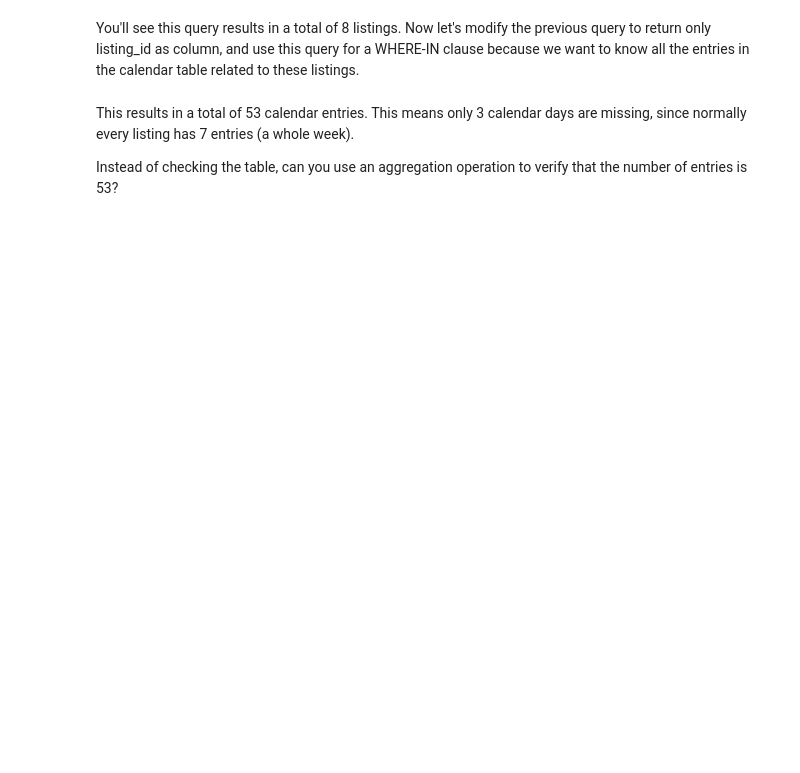
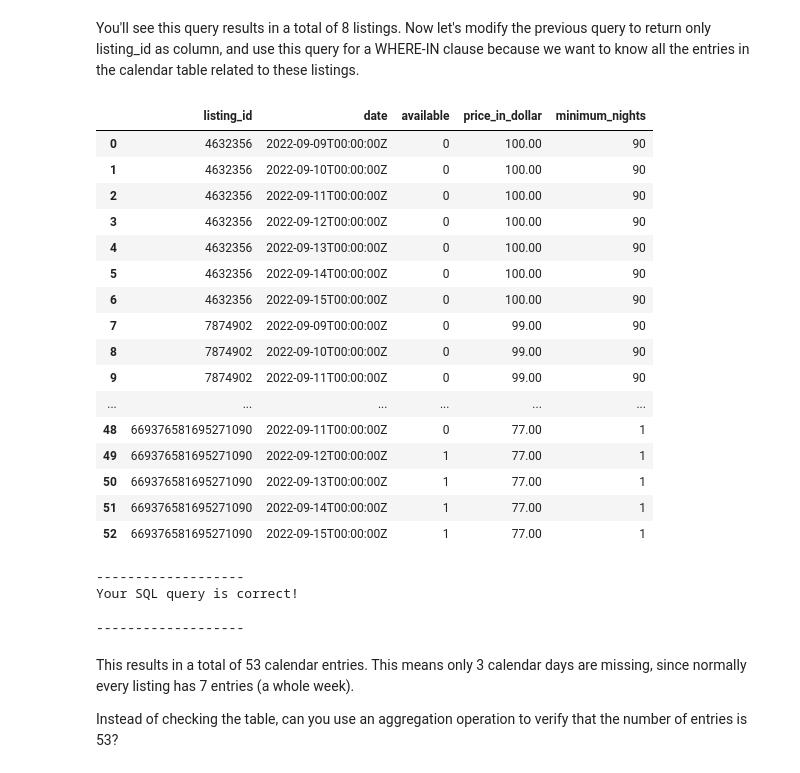
Before and after one commit to SafetyVest2789/colab_notebook, a Jupyter notebook: Rafael_Quinde_Week_2_Project_SQLCC.ipynb, the cells around one changed output. Drawn from its saved outputs; the diff is of its cells as text; code cells hidden in the pictures; blank space fills up the shorter version.

```diff
--- a/Rafael_Quinde_Week_2_Project_SQLCC.ipynb
+++ b/Rafael_Quinde_Week_2_Project_SQLCC.ipynb
@@ -432,17 +676,44 @@ You'll see this query results in a total of 8 listings. Now let's modify the pre
 # %%
 ### Question: q2_7_1b
 # Instructions:
 # 1/ Fetch all columns from the calendar table
 # 2/ Make sure you filter the data using WHERE-IN on listing_id
 # from listings table within the 70 to 100 dollar per night price
 
 # TO BE COMPLETED
 query = """
-SELECT ...
+SELECT *
+FROM calendar
+WHERE listing_id IN (
+  SELECT listing_id FROM listings
+  WHERE price_in_dollar >=70 AND price_in_dollar <=100
+)
 """
 
 run(query)
 check(q2_7_1b = query)
+# %% [output]
+|  | listing_id | date | available | price_in_dollar | minimum_nights |
+| 0 | 4632356 | 2022-09-09T00:00:00Z | 0 | 100.00 | 90 |
+| 1 | 4632356 | 2022-09-10T00:00:00Z | 0 | 100.00 | 90 |
+| 2 | 4632356 | 2022-09-11T00:00:00Z | 0 | 100.00 | 90 |
+| 3 | 4632356 | 2022-09-12T00:00:00Z | 0 | 100.00 | 90 |
+| 4 | 4632356 | 2022-09-13T00:00:00Z | 0 | 100.00 | 90 |
+| 5 | 4632356 | 2022-09-14T00:00:00Z | 0 | 100.00 | 90 |
+| 6 | 4632356 | 2022-09-15T00:00:00Z | 0 | 100.00 | 90 |
+| 7 | 7874902 | 2022-09-09T00:00:00Z | 0 | 99.00 | 90 |
+| 8 | 7874902 | 2022-09-10T00:00:00Z | 0 | 99.00 | 90 |
+| 9 | 7874902 | 2022-09-11T00:00:00Z | 0 | 99.00 | 90 |
+| ... | ... | ... | ... | ... | ... |
+| 48 | 669376581695271090 | 2022-09-11T00:00:00Z | 0 | 77.00 | 1 |
+| 49 | 669376581695271090 | 2022-09-12T00:00:00Z | 1 | 77.00 | 1 |
+| 50 | 669376581695271090 | 2022-09-13T00:00:00Z | 1 | 77.00 | 1 |
+| 51 | 669376581695271090 | 2022-09-14T00:00:00Z | 1 | 77.00 | 1 |
+| 52 | 669376581695271090 | 2022-09-15T00:00:00Z | 1 | 77.00 | 1 |
+-------------------
+Your SQL query is correct!
+
+-------------------
 # %% [markdown]
 This results in a total of 53 calendar entries. This means only 3 calendar days are missing, since normally every listing has 7 entries (a whole week).
 
```
Also changed, not shown: parts of 18 cells of this notebook.
